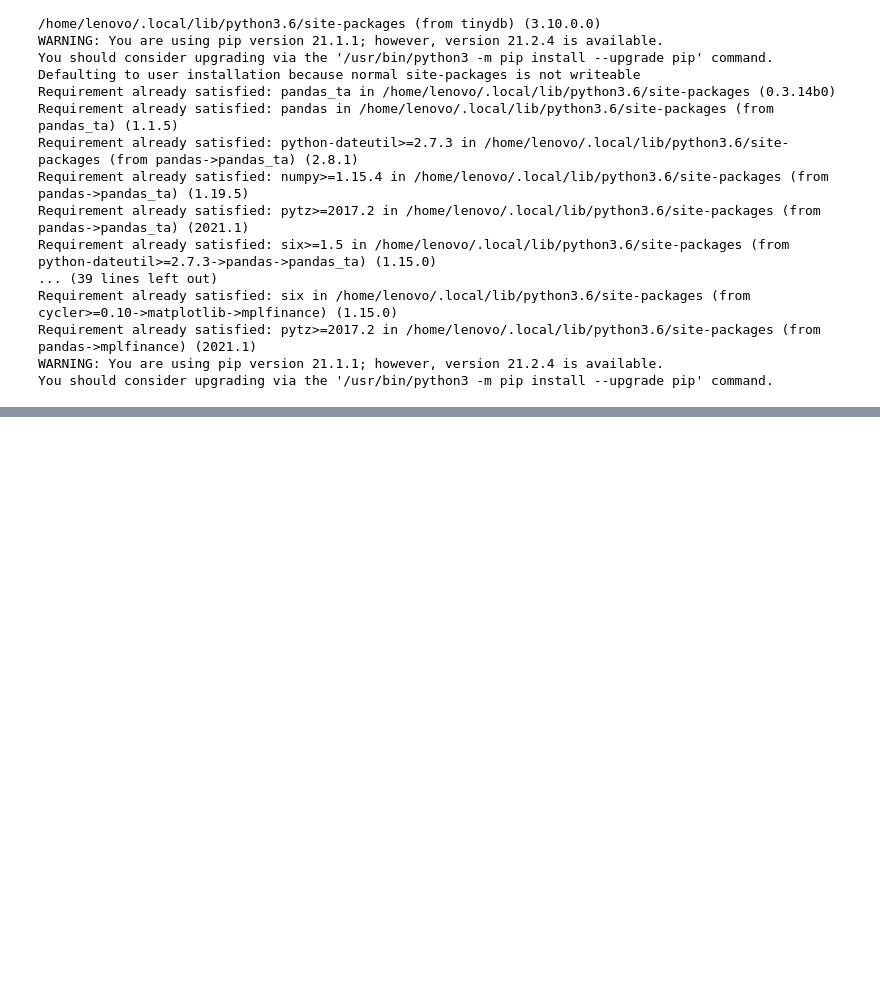
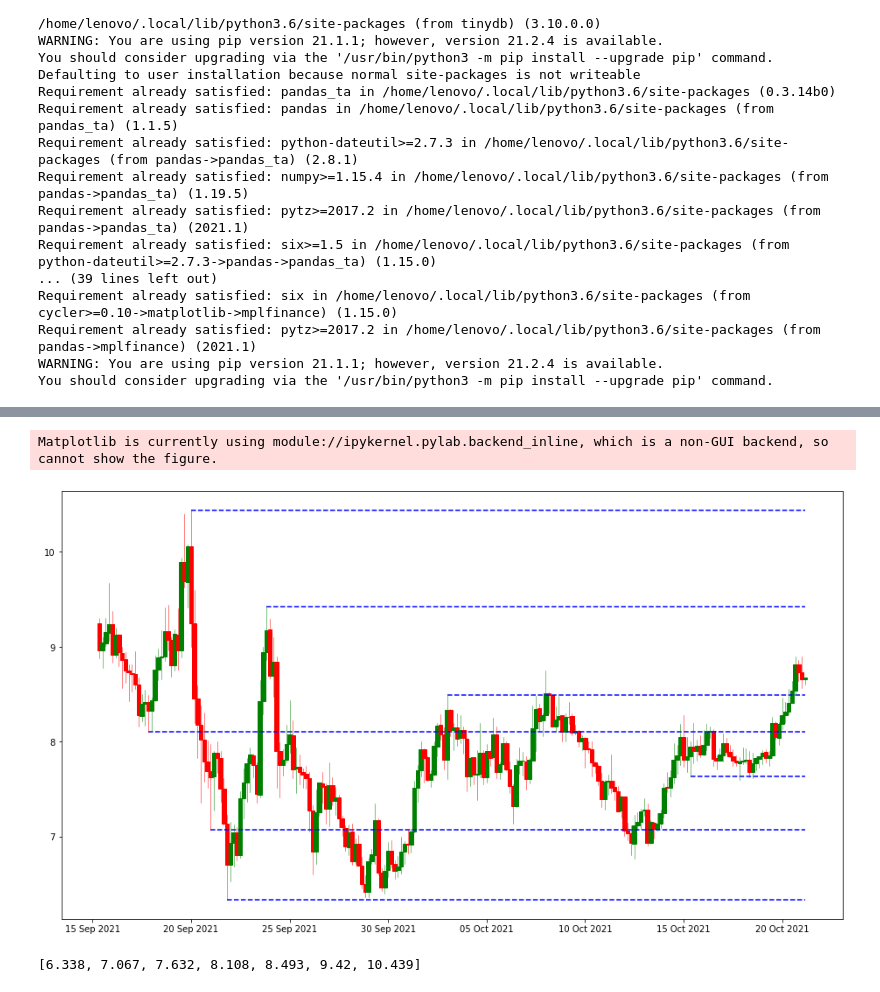
Before and after one commit to wolfwithcode/TimeSeriesForecastingProphet, a Jupyter notebook: get_support_resistance_onetoken.ipynb, the cells around one changed output, grey strips where cells are left out. Cells and saved outputs as stored; diff of their text form; code cells hidden in the pictures; blank space fills up the shorter version.

```diff
--- a/get_support_resistance_onetoken.ipynb
+++ b/get_support_resistance_onetoken.ipynb
@@ -230,3 +322,7 @@ qf = cf.QuantFig(df, name='C98USDT',legend='top',up_color='green', down_color='r
 qf.iplot()
 # %% [output]
 [interactive output not drawn]
+# %%
+symbol = "near"
+pair =symbol.upper()+'USDT'
+df4h , pivots4h = cal_support_resistance(pair,timeframe='4h')
@@ -232,0 +352,14 @@ qf.iplot()
+# %%
+plot_all(pivots4h, df4h)
+# %% [output]
+Matplotlib is currently using module://ipykernel.pylab.backend_inline, which is a non-GUI backend, so cannot show the figure.
+[figure, added]
+# %%
+values = []
+for element in pivots4h:
+    _, value =  element
+    values.append(value)
+values.sort()
+values
+# %% [output]
+[6.338, 7.067, 7.632, 8.108, 8.493, 9.42, 10.439]
```
Also changed, not shown: parts of 13 cells of this notebook, 6 other files.
